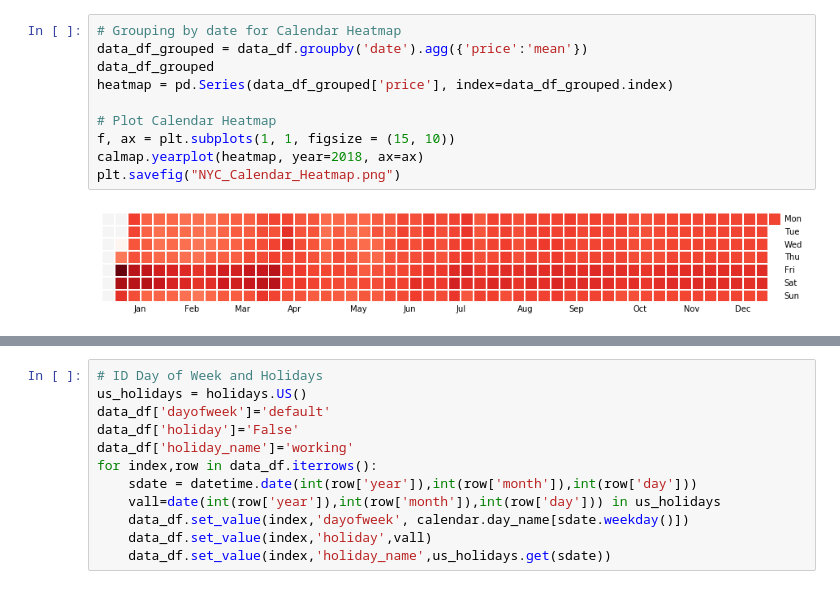
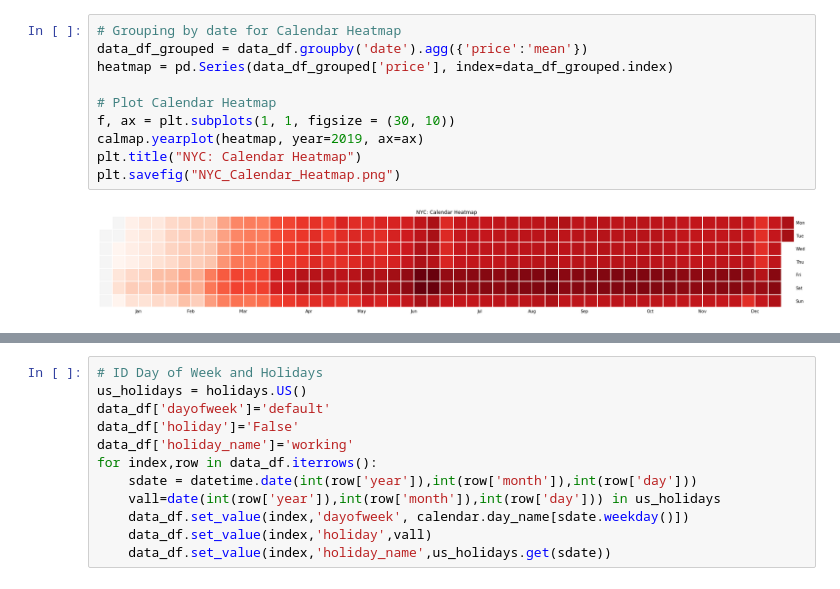
Before and after one commit to areselian/Project1_Group2, a Jupyter notebook: NYC_clndr.ipynb, the cells around one changed output, grey strips where cells are left out. Saved outputs shown, nothing was run; the diff lists cells and outputs as text.

```diff
--- a/NYC_clndr.ipynb
+++ b/NYC_clndr.ipynb
@@ -64,15 +70,15 @@ memory usage: 2.5+ MB
 # %%
 # Grouping by date for Calendar Heatmap
 data_df_grouped = data_df.groupby('date').agg({'price':'mean'})
-data_df_grouped
 heatmap = pd.Series(data_df_grouped['price'], index=data_df_grouped.index)
 
 # Plot Calendar Heatmap
-f, ax = plt.subplots(1, 1, figsize = (15, 10))
-calmap.yearplot(heatmap, year=2018, ax=ax)
+f, ax = plt.subplots(1, 1, figsize = (30, 10))
+calmap.yearplot(heatmap, year=2019, ax=ax)
+plt.title("NYC: Calendar Heatmap")
 plt.savefig("NYC_Calendar_Heatmap.png")
 # %% [output]
-[figure, old version]
+[figure, new version]
 # %%
 # Monthly Price Averages - I DID THIS DIFFERENTLY FROM BAR CHARTS BELOW. DOES NOT LOOK RIGHT. WILL REDO
 data_df_avg = data_df.groupby(['month'], as_index=False)['price'].mean()
```
Also changed, not shown: parts of 10 cells of this notebook.
